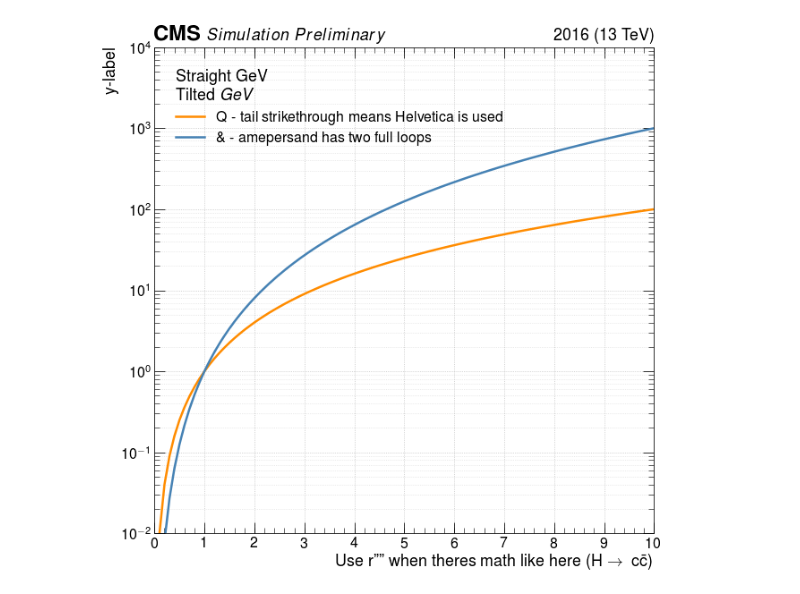
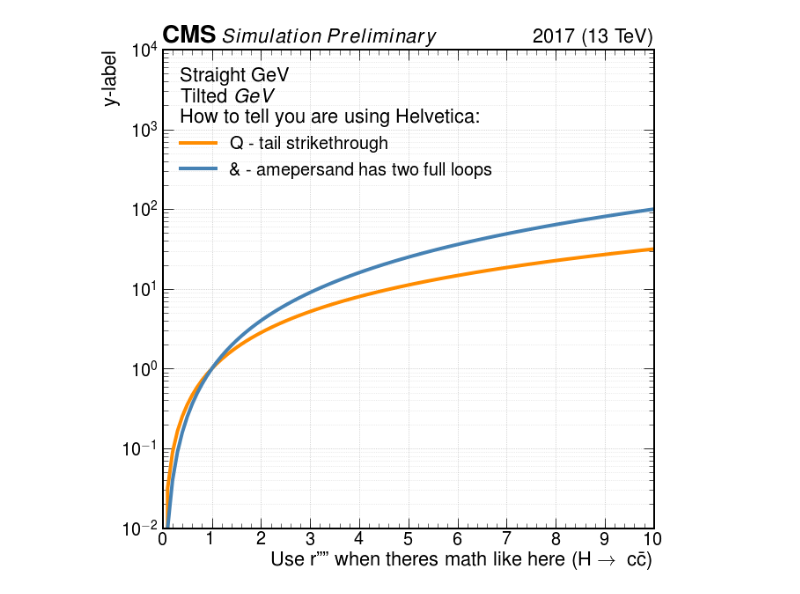
Before and after one commit to andrzejnovak/CMSStylempl, a Jupyter notebook: PlotStyle.ipynb, the cells around one changed output. Drawn from its saved outputs; the diff is of its cells as text; code cells hidden in the pictures.

```diff
--- a/PlotStyle.ipynb
+++ b/PlotStyle.ipynb
@@ -4,7 +4,8 @@ from matplotlib import rc
 import matplotlib.pyplot as plt
 import numpy as np
 # %%
-# Native matplitlib font can be done liek this: rc('font',**{'family':'sans-serif','sans-serif':['NOT!Helvetica']})
+# Native matplitlib font can be done liek this:
+#rc('font',**{'family':'sans-serif','sans-serif':['Helvetica']})
 
 # Needs to install tex-live to have helvetica and use tex to render labels
 rcParams['text.latex.preamble'] = [
@@ -16,12 +17,13 @@ rcParams['text.latex.preamble'] = [
 ]
 rc('text', usetex=True)
 
-font_size = 18
-rcParams['font.size'] = font_size
+font_size = 22
+rcParams['font.size'] = font_size  # Legend title for example
 rcParams['axes.labelsize'] = font_size
-rcParams['xtick.labelsize'] = font_size
-rcParams['ytick.labelsize'] = font_size
-rcParams['legend.fontsize'] = font_size
+rcParams['xtick.labelsize'] = font_size - 2
+rcParams['ytick.labelsize'] = font_size - 2
+rcParams['legend.fontsize'] = font_size - 2
+rc('axes', linewidth=2)
 # %%
 # Use seaborn color palette
 #import seaborn as sns
@@ -33,50 +35,50 @@ C = ['darkorange', 'steelblue', 'firebrick', 'purple']
 f, ax = plt.subplots(figsize=(10,10))
 
 x = np.linspace(0,10,101)
-y1 = x**2
-y2 = x**3
+y1 = x**(1.5)
+y2 = x**(2)
 
-ax.plot(x, y1, lw=2.5, label="Q - tail strikethrough means Helvetica is used", c=C[0])
-ax.plot(x, y2, lw=2.5, label="\& - amepersand has two full loops", c=C[1])
+ax.plot(x, y1, lw=4, label="Q - tail strikethrough ", c=C[0])
+ax.plot(x, y2, lw=4, label="\& - amepersand has two full loops", c=C[1])
 
 ax.set_xlim(0,10)
 ax.set_ylim(0.01,10000)
 ax.set_xlabel(r'Use r"" when theres math like here ($\mathrm{H \rightarrow\ c\bar{c}}$)', ha='right', x=1.0)
 ax.set_ylabel('y-label', ha='right', y=1.0)
 
 # Legend
-leg = ax.legend(borderpad=1, frameon=False, loc=2, fontsize=16,
+leg = ax.legend(borderpad=0.5, frameon=False, loc=2,
     title = "Straight $\mathrm{GeV}$" \
-          + "\n Tilted $GeV$"
+          + "\n Tilted $GeV$" + '\n How to tell you are using Helvetica:'
     )
 leg._legend_box.align = "left" # Align legend title
 
 ####################### ROOT-like CMS ticks and labels ##############################
 # Sets 10 major ticks and 5 minor between each major, calling ax.semilogy() overwrites this.
 import matplotlib.ticker as plticker
 xl = ax.get_xlim()
 ax.xaxis.set_major_locator(plticker.MultipleLocator(base=(xl[-1]-xl[0])/10))
 ax.xaxis.set_minor_locator(plticker.MultipleLocator(base=(xl[-1]-xl[0])/50))
 yl = ax.get_ylim()
 ax.yaxis.set_major_locator(plticker.MultipleLocator(base=(yl[-1]-yl[0])/10))
 ax.yaxis.set_minor_locator(plticker.MultipleLocator(base=(yl[-1]-yl[0])/50))
-ax.tick_params(direction='in', axis='both', which='major', labelsize=16, length=12 )
+ax.tick_params(direction='in', axis='both', which='major', length=12 )
 ax.tick_params(direction='in', axis='both', which='minor', length=6)
 ax.xaxis.set_ticks_position('both')
 ax.yaxis.set_ticks_position('both')
 ax.grid(which='minor', alpha=0.4, axis='y', linestyle='dotted')
 ax.grid(which='major', alpha=0.8, linestyle='dotted')
-ax.annotate(r'2016 (13 TeV)', xy=(1, 1.015), xycoords='axes fraction', ha='right',
-            annotation_clip=False)
-ax.annotate('$\mathbf{CMS}$', xy=(0, 1.015), xycoords='axes fraction', ha='left',
-            fontsize=24, annotation_clip=False)
-ax.annotate('$Simulation\ Preliminary$', xy=(0.105, 1.015), xycoords='axes fraction', ha='left',
-            fontsize=18, annotation_clip=False)
+ax.annotate(r'{} (13 TeV)'.format("2017"), xy=(1, 1.015), xycoords='axes fraction', fontsize=font_size,  fontname='Helvetica',
+            ha='right', annotation_clip=False)
+ax.annotate('$\mathbf{CMS}$', xy=(0.001, 1.015), xycoords='axes fraction', fontname='Helvetica', fontsize=font_size+6,
+            ha='left', annotation_clip=False)
+ax.annotate('$Simulation\ Preliminary$', xy=(0.12, 1.015), xycoords='axes fraction', fontsize=font_size, fontname='Helvetica',
+            fontstyle='italic', ha='left', annotation_clip=False)
 ##########################################################################
 
 
 
 ax.semilogy()
 f.show()
 # %% [output]
-[figure, old version]
+[figure, new version]
```
